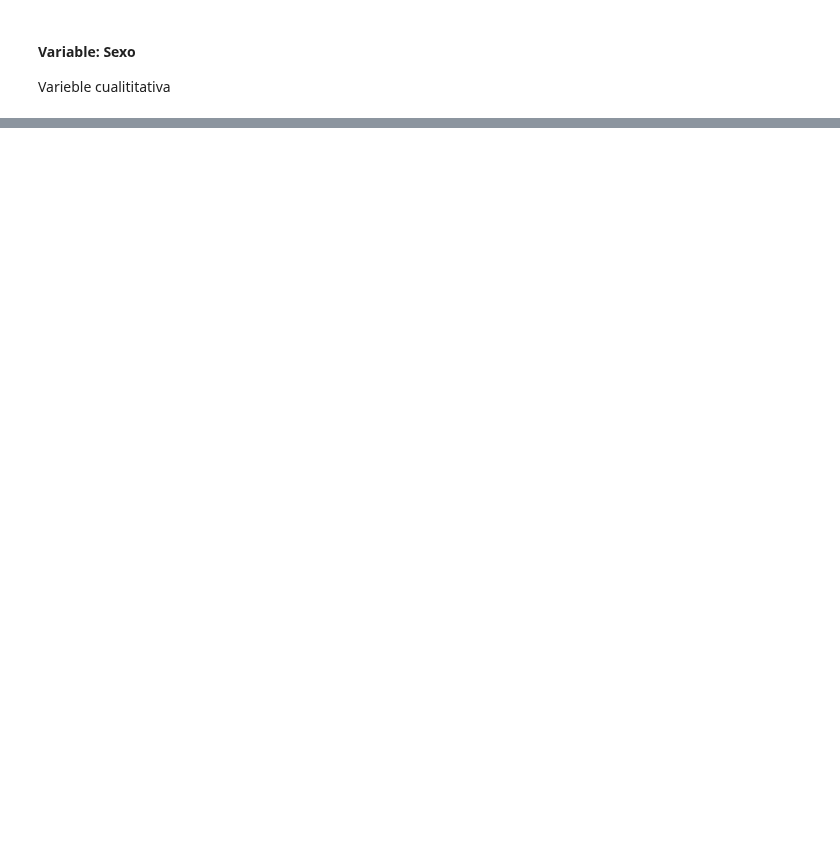
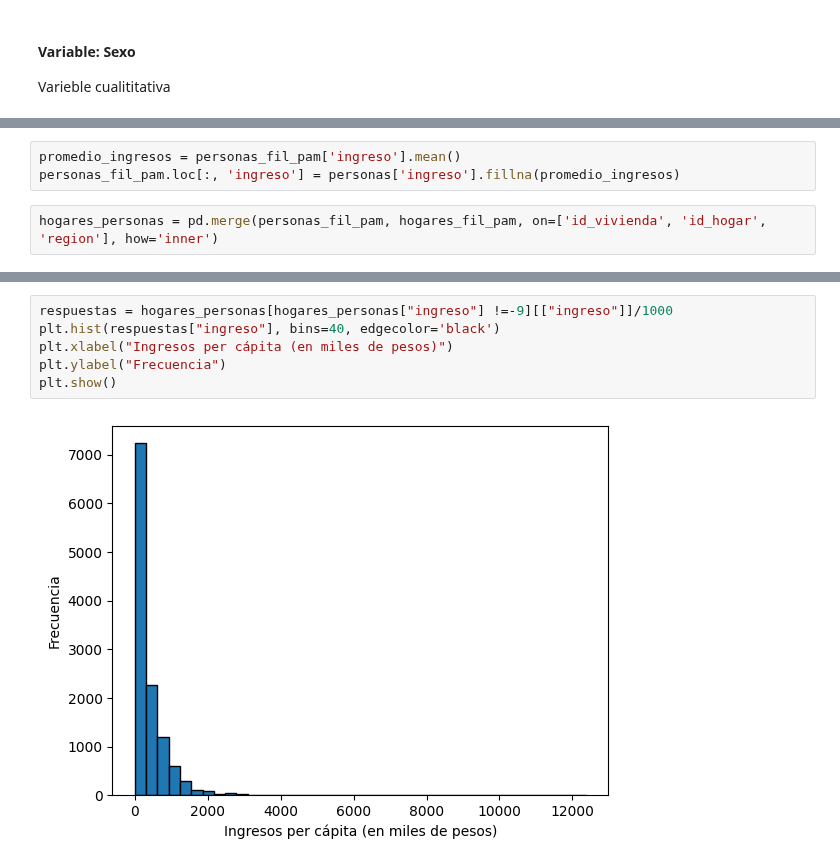
Before and after one commit to LMatiPerez/AnalisisDeDatosI_G5, a Jupyter notebook: analisis_grupo_5_final.ipynb, the cells around one changed output, grey strips where cells are left out. Saved outputs shown, nothing was run; the diff lists cells and outputs as text; blank space fills up the shorter version.

```diff
--- a/analisis_grupo_5_final.ipynb
+++ b/analisis_grupo_5_final.ipynb
@@ -518,0 +600,5 @@ plt.show()
+# %%
+promedio_ingresos = personas_fil_pam['ingreso'].mean()
+personas_fil_pam.loc[:, 'ingreso'] = personas['ingreso'].fillna(promedio_ingresos)
+# %%
+hogares_personas = pd.merge(personas_fil_pam, hogares_fil_pam, on=['id_vivienda', 'id_hogar', 'region'], how='inner')
@@ -518,0 +615,8 @@ plt.show()
+# %%
+respuestas = hogares_personas[hogares_personas["ingreso"] !=-9][["ingreso"]]/1000
+plt.hist(respuestas["ingreso"], bins=40, edgecolor='black')
+plt.xlabel("Ingresos per cápita (en miles de pesos)")
+plt.ylabel("Frecuencia")
+plt.show()
+# %% [output]
+[figure, added]
```
Also changed, not shown: parts of 31 cells of this notebook, 1 other file.
